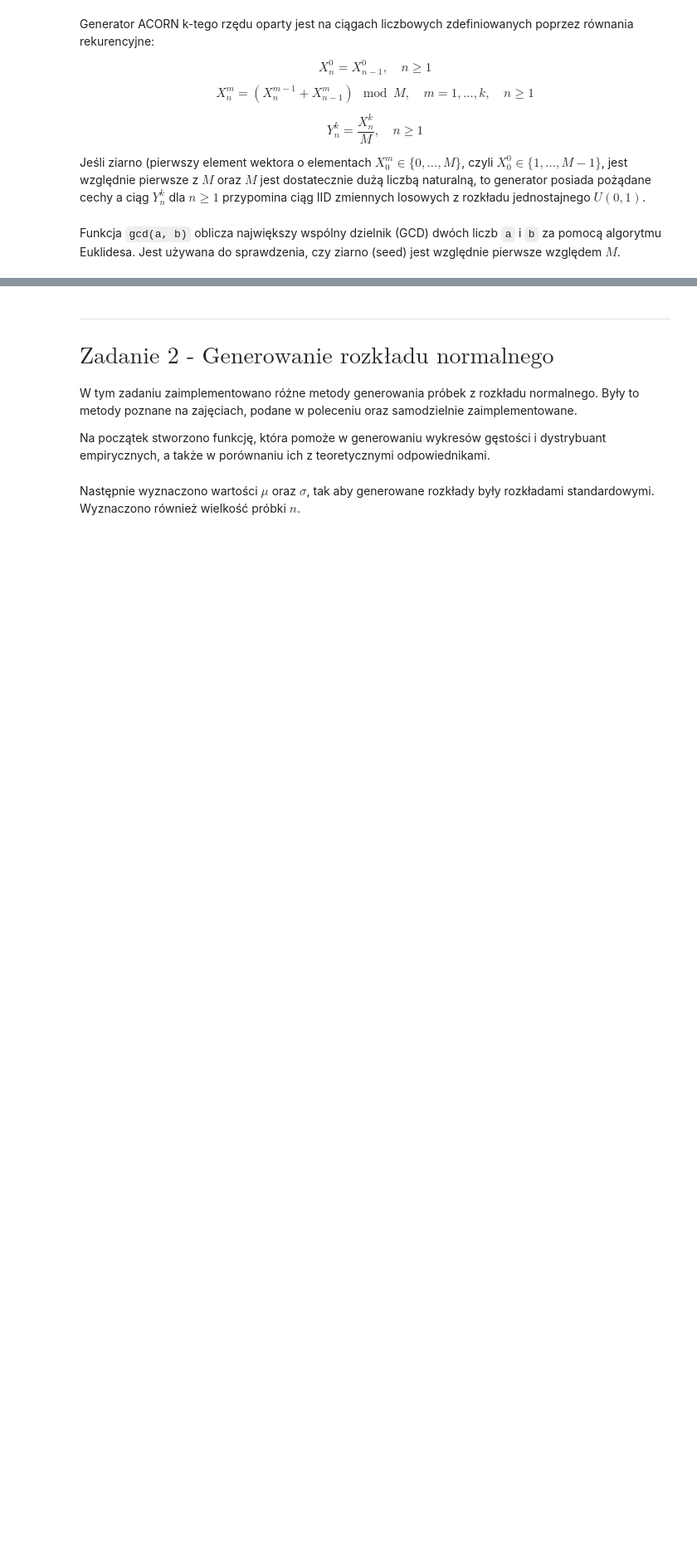
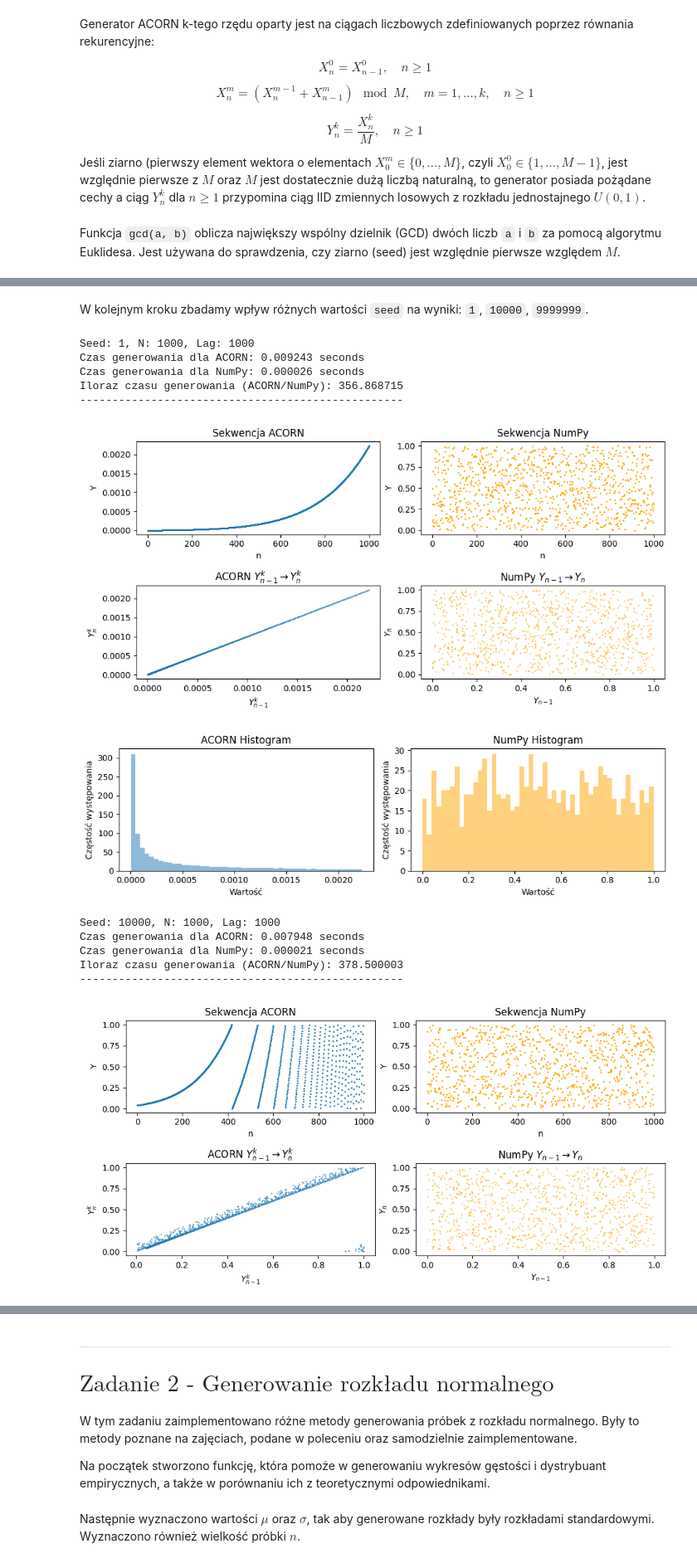
Before and after one commit to mathieuboro/symulacje, a Jupyter notebook: Raport_Sym.ipynb, the cells around one changed output, grey strips where cells are left out. Shown at 83% size. Cells and saved outputs as stored; diff of their text form; code cells hidden in the pictures; blank space fills up the shorter version.

```diff
--- a/Raport_Sym.ipynb
+++ b/Raport_Sym.ipynb
@@ -146,0 +152,22 @@ CZas generowania dla Numpy: 0.000998 seconds
+# %% [markdown]
+W kolejnym kroku zbadamy wpływ różnych wartości `seed` na wyniki: `1`, `10000`, `9999999`.
+# %%
+seeds = [1, 10000, 9999999]
+N_values = [1000]
+Lags = [1000]
+
+generate_analysis(seeds=seeds, N_values=N_values, Lags=Lags)
+# %% [output]
+Seed: 1, N: 1000, Lag: 1000
+Czas generowania dla ACORN: 0.009243 seconds
+Czas generowania dla NumPy: 0.000026 seconds
+Iloraz czasu generowania (ACORN/NumPy): 356.868715
+--------------------------------------------------
+[figure, added]
+[figure, added]
+Seed: 10000, N: 1000, Lag: 1000
+Czas generowania dla ACORN: 0.007948 seconds
+Czas generowania dla NumPy: 0.000021 seconds
+Iloraz czasu generowania (ACORN/NumPy): 378.500003
+--------------------------------------------------
+[figure, added]
```
Also changed, not shown: parts of 21 cells of this notebook.
